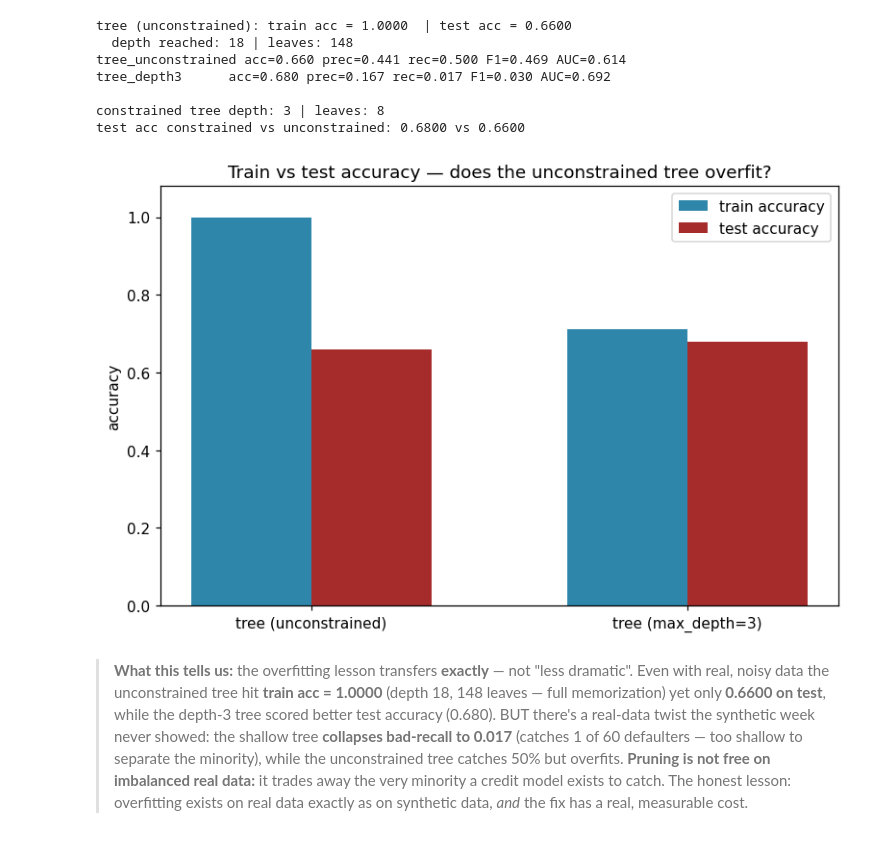
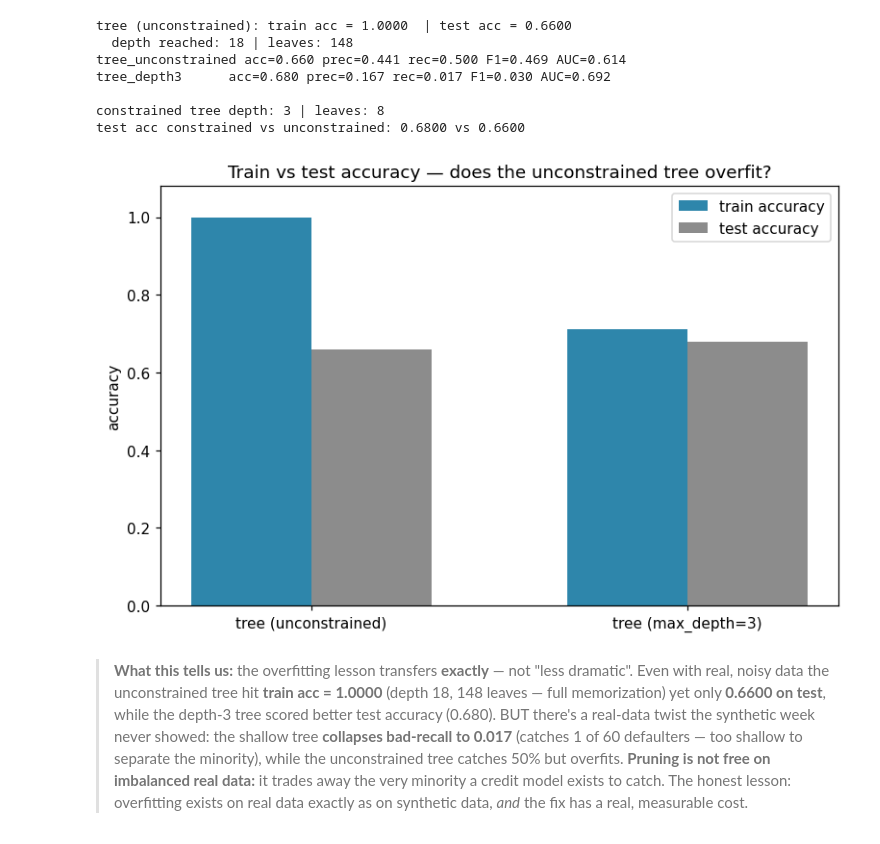
Before and after one commit to memoona-zahur/Real-Data-Practice_German-Credit-Dataset, a Jupyter notebook: german_credit_practice.ipynb, the cells around one changed output. Saved outputs shown, nothing was run; the diff lists cells and outputs as text; code cells hidden in the pictures.

Commit message:
charts: fix color semantics (test-fold gray in overfit chart; forest purple in calibration) so red/blue and model-identity colors stay consistent

```diff
--- a/german_credit_practice.ipynb
+++ b/german_credit_practice.ipynb
@@ -581,19 +581,19 @@ test acc constrained vs unconstrained: 0.6800 vs 0.6600
 # %%
 # Overfitting, made visible: train vs test accuracy for the two trees
 fig, ax = plt.subplots(figsize=(7, 4.5), layout="constrained")
 x = np.arange(2); w = 0.32
 ax.bar(x - w/2, [acc_tr_full, acc_tr3], w, label="train accuracy", color="#2E86AB")
 ax.bar(x + w/2, [accuracy_score(y_test, tree_full.predict(X_test)),
-                 accuracy_score(y_test, y_pred_tree3)], w, label="test accuracy", color="#A62C2C")
+                 accuracy_score(y_test, y_pred_tree3)], w, label="test accuracy", color="#8C8C8C")
 ax.set_xticks(x, ["tree (unconstrained)", "tree (max_depth=3)"])
 ax.set_ylim(0, 1.08)
 ax.set_ylabel("accuracy")
 ax.legend()
 ax.set_title("Train vs test accuracy — does the unconstrained tree overfit?")
 fig.savefig("charts/chart_overfit_gap.png", dpi=150)
 plt.show()
 # %% [output]
-[figure, old version]
+[figure, new version]
 # %% [markdown]
 > **What this tells us:** the overfitting lesson transfers **exactly** — not "less dramatic". Even with real, noisy data the unconstrained tree hit **train acc = 1.0000** (depth 18, 148 leaves — full memorization) yet only **0.6600 on test**, while the depth-3 tree scored better test accuracy (0.680). BUT there's a real-data twist the synthetic week never showed: the shallow tree **collapses bad-recall to 0.017** (catches 1 of 60 defaulters — too shallow to separate the minority), while the unconstrained tree catches 50% but overfits. **Pruning is not free on imbalanced real data:** it trades away the very minority a credit model exists to catch. The honest lesson: overfitting exists on real data exactly as on synthetic data, *and* the fix has a real, measurable cost.
 # %% [markdown]
```
Also changed, not shown: parts of 1 cell of this notebook, 2 other files.
